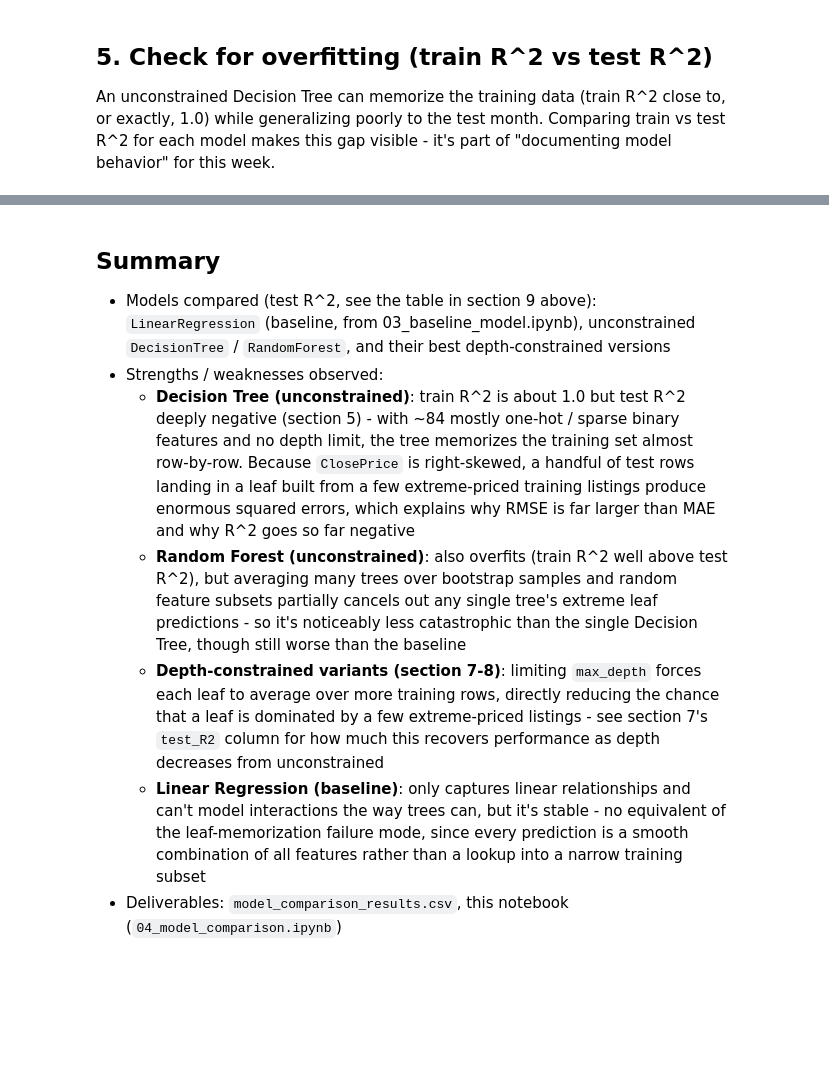
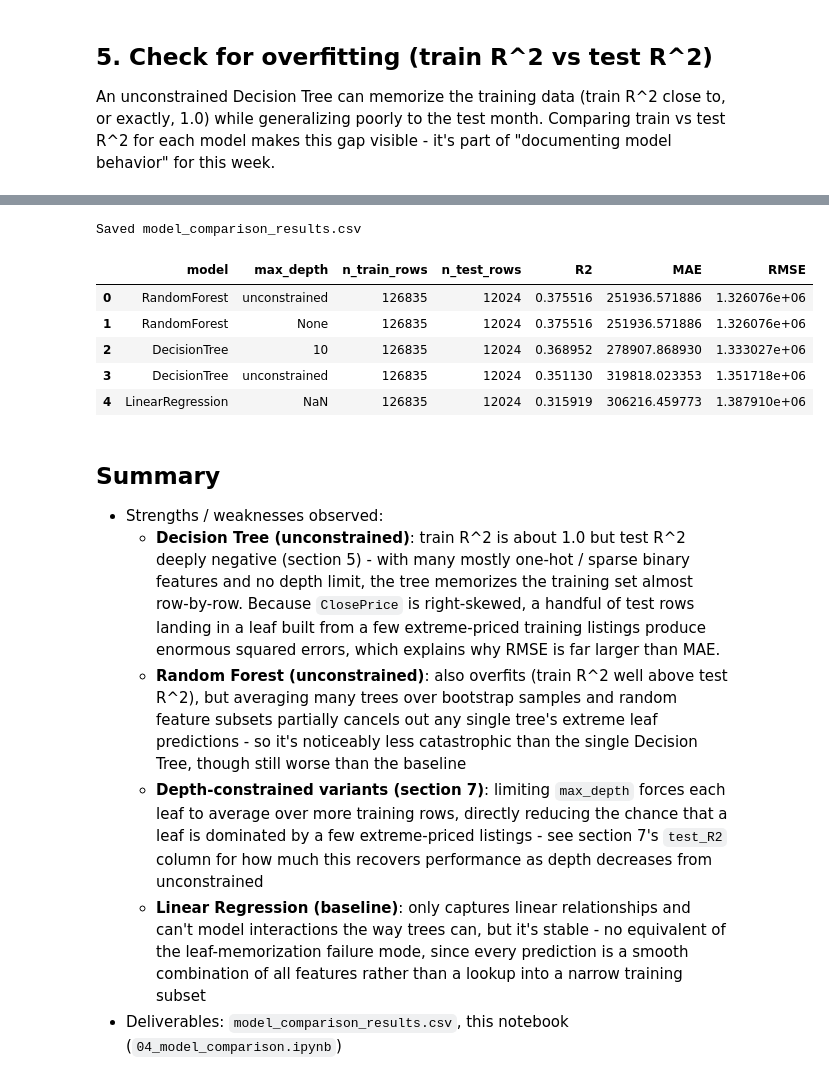
Before and after one commit to jisun129/idx-exchange-project, a Jupyter notebook: notebooks/04_model_comparison.ipynb, the cells around one changed output, grey strips where cells are left out. Cells and saved outputs as stored; diff of their text form; code cells hidden in the pictures; blank space fills up the shorter version.

```diff
--- a/notebooks/04_model_comparison.ipynb
+++ b/notebooks/04_model_comparison.ipynb
@@ -246,10 +220,55 @@ Saved model_comparison_results.csv
+# %%
+comparison_rows = [
+    {
+        "model": "DecisionTree",
+        "max_depth":"unconstrained",
+        "n_train_rows": len(X_train), "n_test_rows": len(X_test),
+        "R2": tree_test_metrics["R2"], "MAE": tree_test_metrics["MAE"], "RMSE": tree_test_metrics["RMSE"],
+    },
+    {
+        "model": "RandomForest",
+        "max_depth":"unconstrained",
+        "n_train_rows": len(X_train), "n_test_rows": len(X_test),
+        "R2": forest_test_metrics["R2"], "MAE": forest_test_metrics["MAE"], "RMSE": forest_test_metrics["RMSE"],
+    },
+    {
+        "model": "DecisionTree",
+        "max_depth":f"{best_tree_depth}",
+        "n_train_rows": len(X_train), "n_test_rows": len(X_test),
+        "R2": best_tree_test_metrics["R2"], "MAE": best_tree_test_metrics["MAE"], "RMSE": best_tree_test_metrics["RMSE"],
+    },
+    {
+        "model": f"RandomForest",
+        "max_depth":f"{best_forest_depth}",
+        "n_train_rows": len(X_train), "n_test_rows": len(X_test),
+        "R2": best_forest_test_metrics["R2"], "MAE": best_forest_test_metrics["MAE"], "RMSE": best_forest_test_metrics["RMSE"],
+    },
+]
+
+comparison_results = pd.concat([
+    baseline_results[["model", "max_depth", "n_train_rows", "n_test_rows", "R2", "MAE", "RMSE"]],
+    pd.DataFrame(comparison_rows),
+], ignore_index=True)
+
+comparison_results = comparison_results.sort_values("R2", ascending=False).reset_index(drop=True)
+
+comparison_results.to_csv("model_comparison_results.csv", index=False)
+print("Saved model_comparison_results.csv")
+comparison_results
+# %% [output]
+Saved model_comparison_results.csv
+|  | model | max_depth | n_train_rows | n_test_rows | R2 | MAE | RMSE |
+| 0 | RandomForest | unconstrained | 126835 | 12024 | 0.375516 | 251936.571886 | 1.326076e+06 |
+| 1 | RandomForest | None | 126835 | 12024 | 0.375516 | 251936.571886 | 1.326076e+06 |
+| 2 | DecisionTree | 10 | 126835 | 12024 | 0.368952 | 278907.868930 | 1.333027e+06 |
+| 3 | DecisionTree | unconstrained | 126835 | 12024 | 0.351130 | 319818.023353 | 1.351718e+06 |
+| 4 | LinearRegression | NaN | 126835 | 12024 | 0.315919 | 306216.459773 | 1.387910e+06 |
 # %% [markdown]
 ## Summary
 
-- Models compared (test R^2, see the table in section 9 above): `LinearRegression` (baseline, from 03_baseline_model.ipynb), unconstrained `DecisionTree` / `RandomForest`, and their best depth-constrained versions
 - Strengths / weaknesses observed:
-  - **Decision Tree (unconstrained)**: train R^2 is about 1.0 but test R^2 deeply negative (section 5) - with ~84 mostly one-hot / sparse binary features and no depth limit, the tree memorizes the training set almost row-by-row. Because `ClosePrice` is right-skewed, a handful of test rows landing in a leaf built from a few extreme-priced training listings produce enormous squared errors, which explains why RMSE is far larger than MAE and why R^2 goes so far negative
+  - **Decision Tree (unconstrained)**: train R^2 is about 1.0 but test R^2 deeply negative (section 5) - with many mostly one-hot / sparse binary features and no depth limit, the tree memorizes the training set almost row-by-row. Because `ClosePrice` is right-skewed, a handful of test rows landing in a leaf built from a few extreme-priced training listings produce enormous squared errors, which explains why RMSE is far larger than MAE.
   - **Random Forest (unconstrained)**: also overfits (train R^2 well above test R^2), but averaging many trees over bootstrap samples and random feature subsets partially cancels out any single tree's extreme leaf predictions - so it's noticeably less catastrophic than the single Decision Tree, though still worse than the baseline
-  - **Depth-constrained variants (section 7-8)**: limiting `max_depth` forces each leaf to average over more training rows, directly reducing the chance that a leaf is dominated by a few extreme-priced listings - see section 7's `test_R2` column for how much this recovers performance as depth decreases from unconstrained
+  - **Depth-constrained variants (section 7)**: limiting `max_depth` forces each leaf to average over more training rows, directly reducing the chance that a leaf is dominated by a few extreme-priced listings - see section 7's `test_R2` column for how much this recovers performance as depth decreases from unconstrained
   - **Linear Regression (baseline)**: only captures linear relationships and can't model interactions the way trees can, but it's stable - no equivalent of the leaf-memorization failure mode, since every prediction is a smooth combination of all features rather than a lookup into a narrow training subset
 - Deliverables: `model_comparison_results.csv`, this notebook (`04_model_comparison.ipynb`)
```
Also changed, not shown: parts of 16 cells of this notebook, 5 other files.
